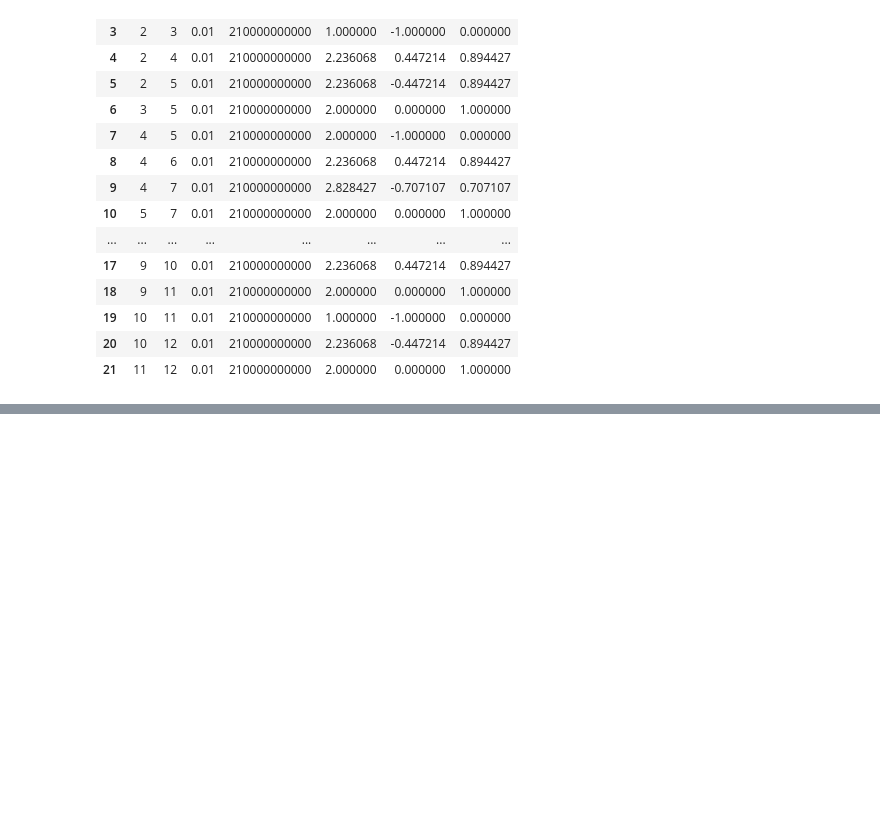
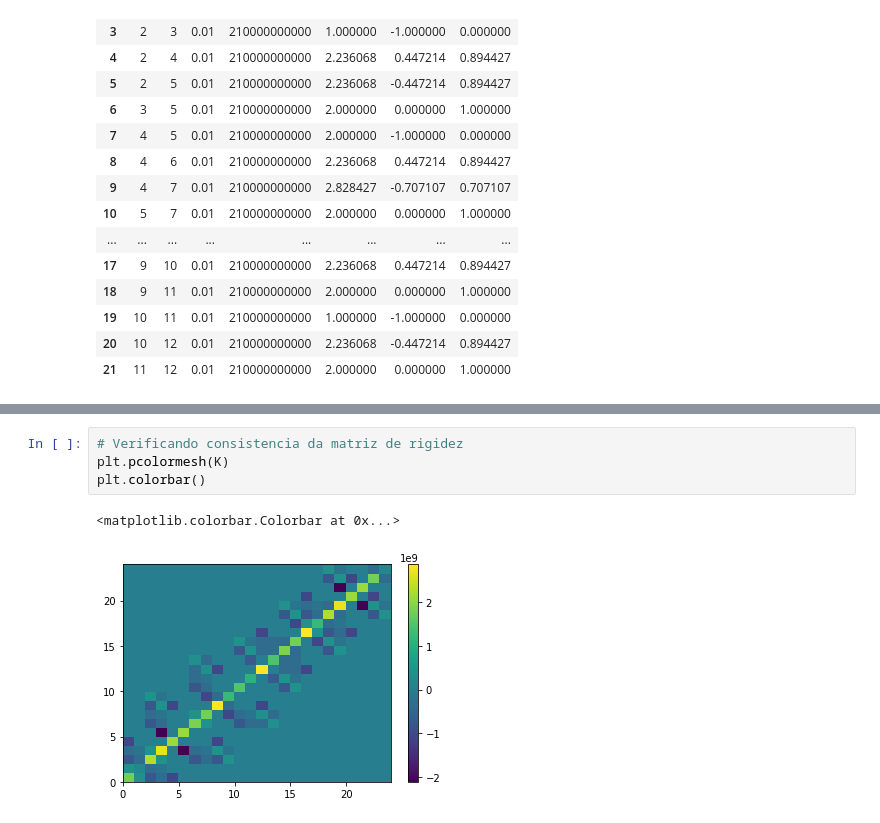
Before and after one commit to dutitello/MiniCurso-Python-PPGEC, a Jupyter notebook: TrelicaAoVivo.ipynb, the cells around one changed output, grey strips where cells are left out. Saved outputs shown, nothing was run; the diff lists cells and outputs as text; blank space fills up the shorter version.

```diff
--- a/TrelicaAoVivo.ipynb
+++ b/TrelicaAoVivo.ipynb
@@ -195,0 +225,7 @@ for barra in barras.index:
+# %%
+# Verificando consistencia da matriz de rigidez
+plt.pcolormesh(K)
+plt.colorbar()
+# %% [output]
+<matplotlib.colorbar.Colorbar at 0x...>
+[figure, added]
```
Also changed, not shown: parts of 14 cells of this notebook.
